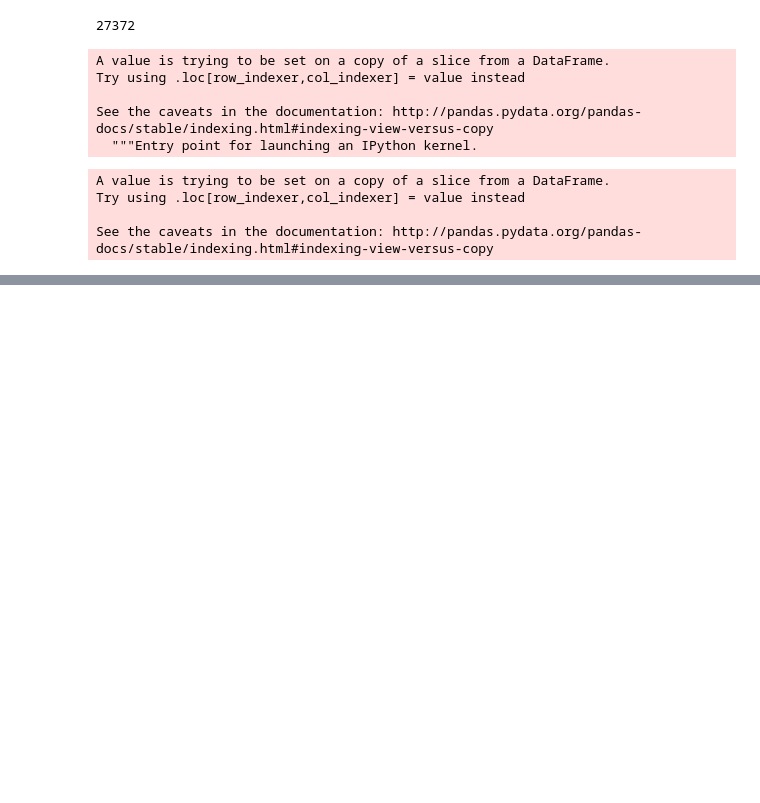
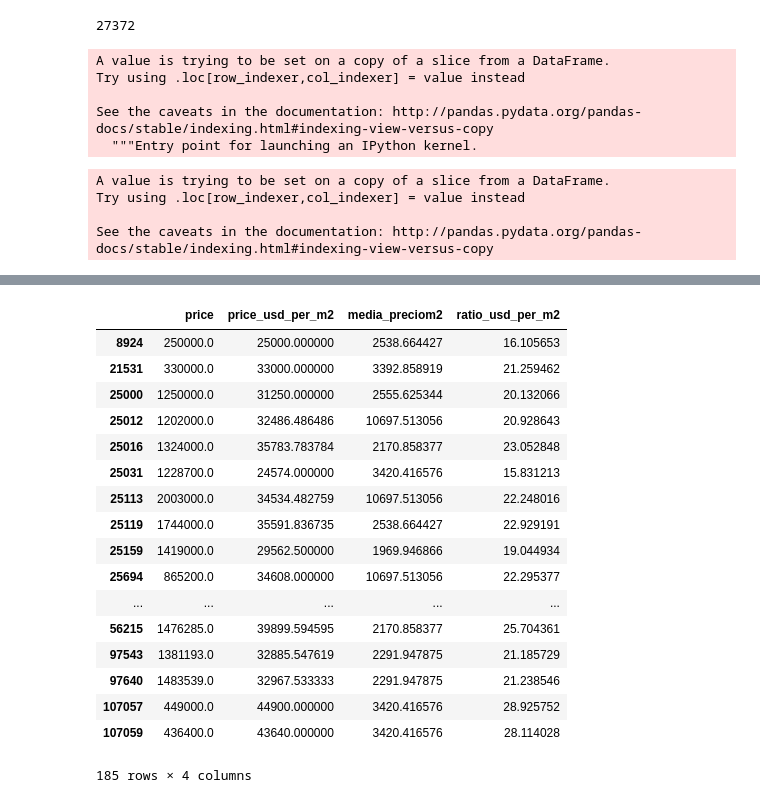
Before and after one commit to rgvillar/properati, a Jupyter notebook: Properati.ipynb, the cells around one changed output, grey strips where cells are left out. Cells and saved outputs as stored; diff of their text form; code cells hidden in the pictures; blank space fills up the shorter version.

```diff
--- a/Properati.ipynb
+++ b/Properati.ipynb
@@ -525,0 +1003,2 @@ ModuleNotFoundError: No module named 'wordcloud'
+# %%
+dfprop_caba = dfprop[dfprop['state_name']=='Capital Federal']
@@ -525,0 +1042,21 @@ ModuleNotFoundError: No module named 'wordcloud'
+# %%
+dfprop_caba[dfprop_caba['ratio_usd_per_m2'] > 15][['price','price_usd_per_m2','media_preciom2', 'ratio_usd_per_m2']]
+# %% [output]
+|  | price | price_usd_per_m2 | media_preciom2 | ratio_usd_per_m2 |
+| 8924 | 250000.0 | 25000.000000 | 2538.664427 | 16.105653 |
+| 21531 | 330000.0 | 33000.000000 | 3392.858919 | 21.259462 |
+| 25000 | 1250000.0 | 31250.000000 | 2555.625344 | 20.132066 |
+| 25012 | 1202000.0 | 32486.486486 | 10697.513056 | 20.928643 |
+| 25016 | 1324000.0 | 35783.783784 | 2170.858377 | 23.052848 |
+| 25031 | 1228700.0 | 24574.000000 | 3420.416576 | 15.831213 |
+| 25113 | 2003000.0 | 34534.482759 | 10697.513056 | 22.248016 |
+| 25119 | 1744000.0 | 35591.836735 | 2538.664427 | 22.929191 |
+| 25159 | 1419000.0 | 29562.500000 | 1969.946866 | 19.044934 |
+| 25694 | 865200.0 | 34608.000000 | 10697.513056 | 22.295377 |
+| ... | ... | ... | ... | ... |
+| 56215 | 1476285.0 | 39899.594595 | 2170.858377 | 25.704361 |
+| 97543 | 1381193.0 | 32885.547619 | 2291.947875 | 21.185729 |
+| 97640 | 1483539.0 | 32967.533333 | 2291.947875 | 21.238546 |
+| 107057 | 449000.0 | 44900.000000 | 3420.416576 | 28.925752 |
+| 107059 | 436400.0 | 43640.000000 | 3420.416576 | 28.114028 |
+185 rows × 4 columns
```
Also changed, not shown: parts of 49 cells of this notebook.
